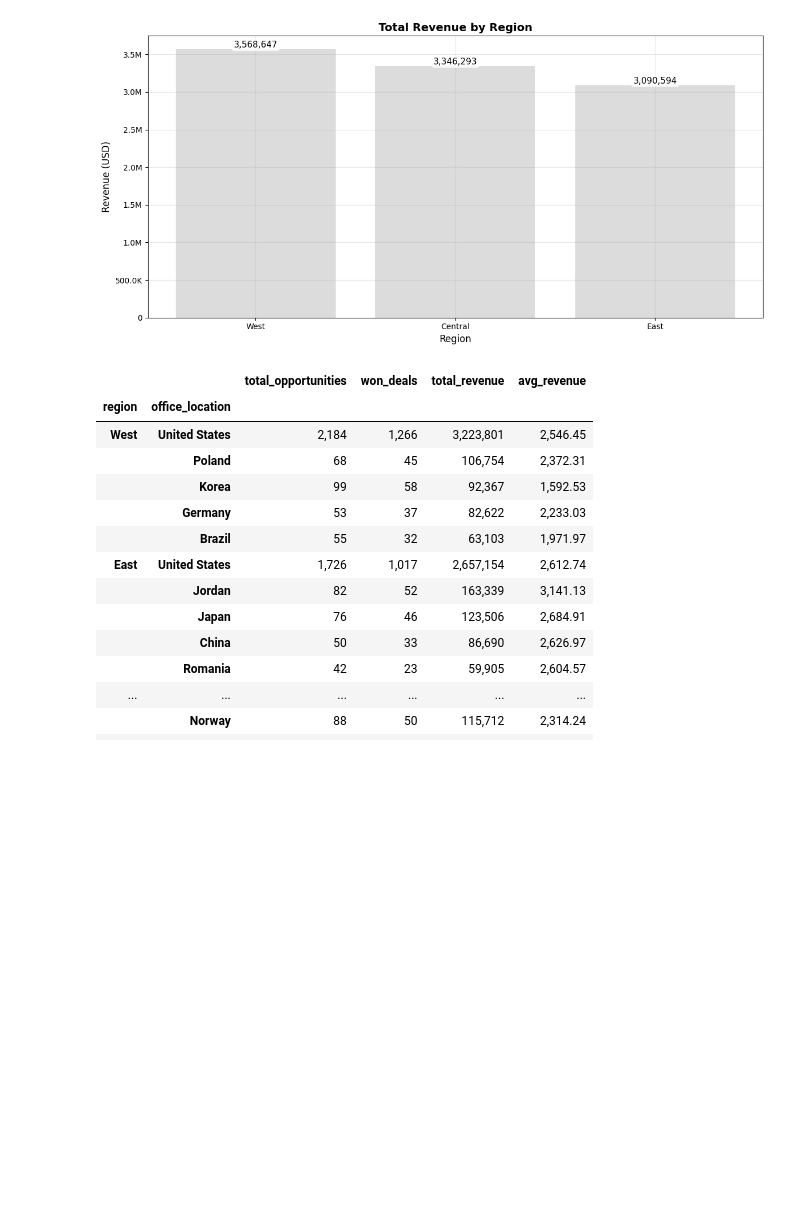
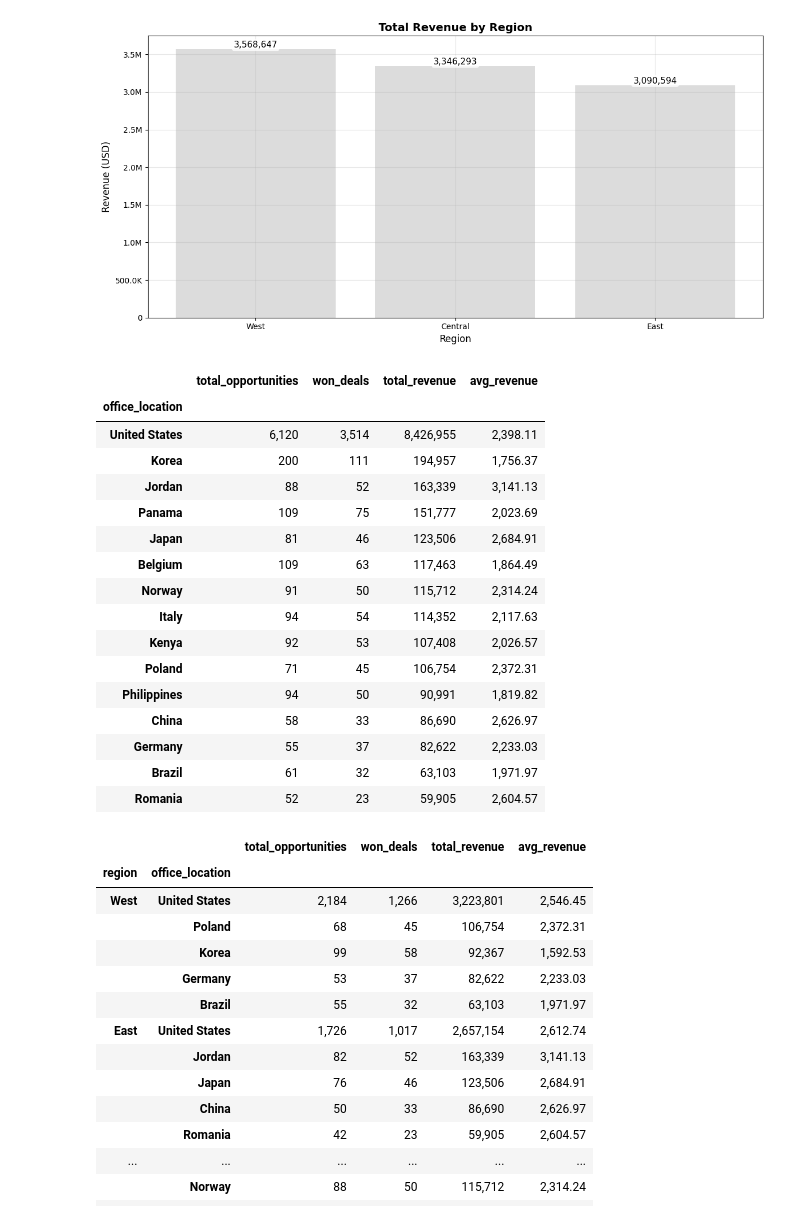
Before and after one commit to frdz-salman/CRM-Sales-Oppurtunities, a Jupyter notebook: exploration/crm_analysis.ipynb, the cells around one changed output. Drawn from its saved outputs; the diff is of its cells as text; code cells hidden in the pictures; blank space fills up the shorter version.

```diff
--- a/exploration/crm_analysis.ipynb
+++ b/exploration/crm_analysis.ipynb
@@ -700,6 +690,37 @@ bar_chart(
 )
 # %% [output]
 [figure]
+# %%
+office_analysis = (
+    sales_df
+    .groupby(['office_location'])
+    .agg(
+        total_opportunities=('opportunity_id', 'count'),
+        won_deals=('deal_stage', lambda x: (x == 'Won').sum()),
+        total_revenue=('deal_value', 'sum'),
+        avg_revenue=('deal_value', lambda x: x[sales_df.loc[x.index, 'deal_stage'] == 'Won'].mean()),
+    )
+)
+office_analysis = office_analysis.dropna()
+office_analysis.sort_values(by=['total_revenue'], ascending=False).map(commas)
+# %% [output]
+|  | total_opportunities | won_deals | total_revenue | avg_revenue |
+| office_location |  |  |  |  |
+| United States | 6,120 | 3,514 | 8,426,955 | 2,398.11 |
+| Korea | 200 | 111 | 194,957 | 1,756.37 |
+| Jordan | 88 | 52 | 163,339 | 3,141.13 |
+| Panama | 109 | 75 | 151,777 | 2,023.69 |
+| Japan | 81 | 46 | 123,506 | 2,684.91 |
+| Belgium | 109 | 63 | 117,463 | 1,864.49 |
+| Norway | 91 | 50 | 115,712 | 2,314.24 |
+| Italy | 94 | 54 | 114,352 | 2,117.63 |
+| Kenya | 92 | 53 | 107,408 | 2,026.57 |
+| Poland | 71 | 45 | 106,754 | 2,372.31 |
+| Philippines | 94 | 50 | 90,991 | 1,819.82 |
+| China | 58 | 33 | 86,690 | 2,626.97 |
+| Germany | 55 | 37 | 82,622 | 2,233.03 |
+| Brazil | 61 | 32 | 63,103 | 1,971.97 |
+| Romania | 52 | 23 | 59,905 | 2,604.57 |
 # %%
 office_analysis = (
     sales_df
```
Also changed, not shown: parts of 16 cells of this notebook, 14 other files.
